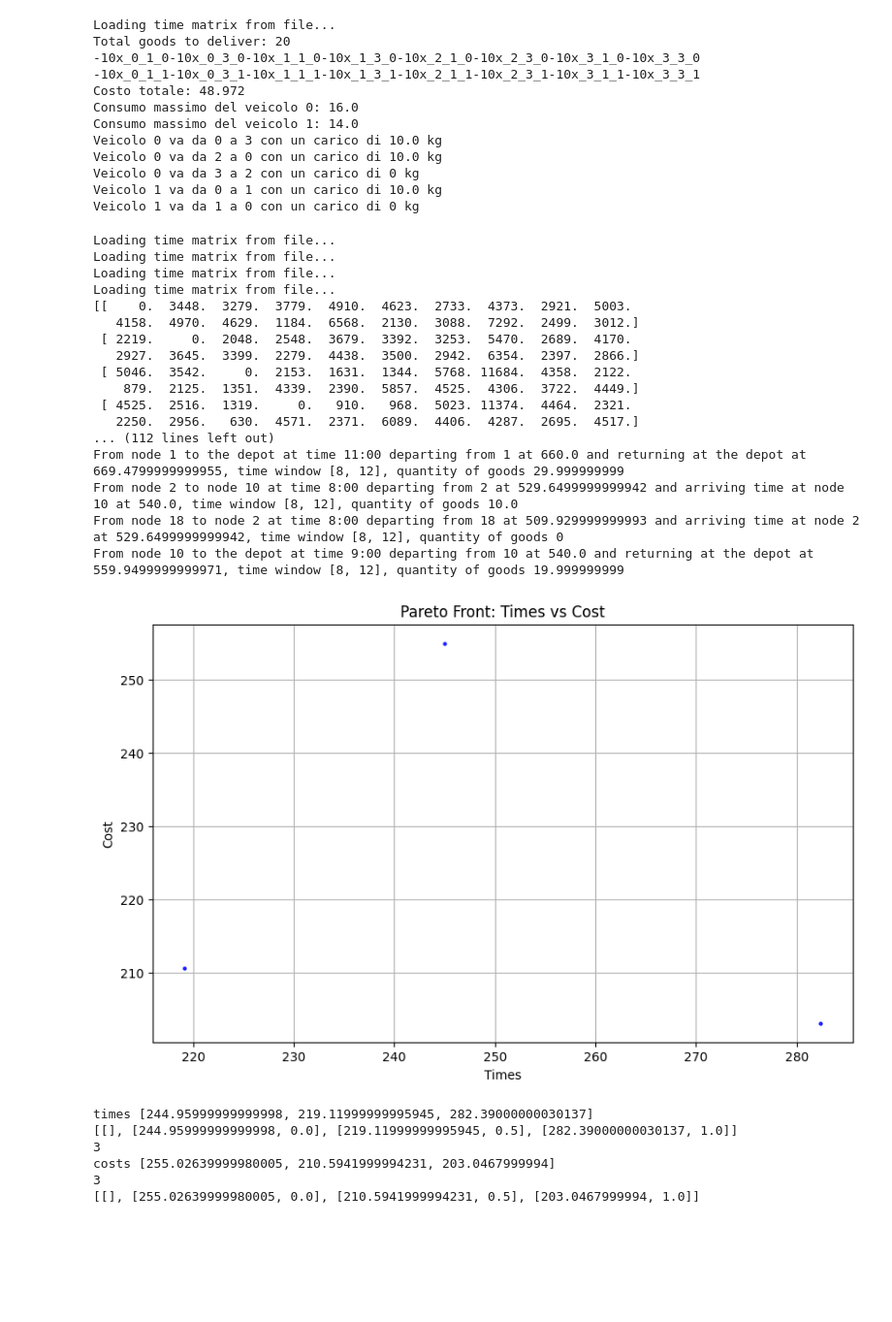
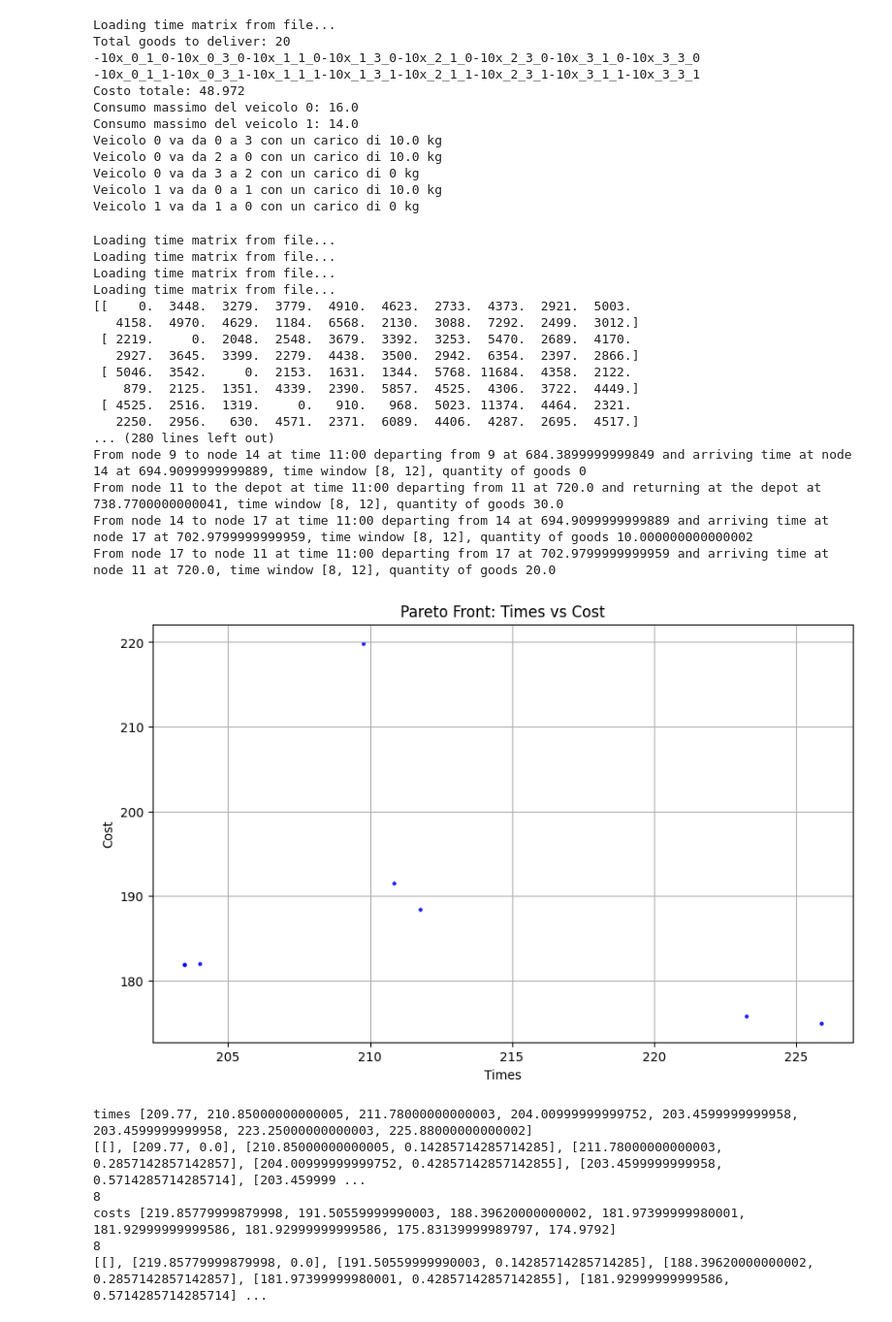
Before and after one commit to yksop/Digital-production-and-logistics-systems-Project-Module-2, a Jupyter notebook: codes/multi_vehicle.ipynb, the cells around one changed output. Shown: that part at 97% size. Drawn from its saved outputs; the diff is of its cells as text; code cells hidden in the pictures; blank space fills up the shorter version.

```diff
--- a/codes/multi_vehicle.ipynb
+++ b/codes/multi_vehicle.ipynb
@@ -657,7 +657,7 @@ t_mv = 0.5  # time to move one item in/out from a vehicle [min]
 M = 100000  # big M
 tot_q = 0  # total quantity of goods to collect/delivery
 del_q = 0  # quantity of goods to deliver
-v = 6
+v = 5
 # parameters for energy model
 distances = matrix_distance  # should match value of c
 print(distances)
@@ -931,7 +931,7 @@ def calc_obj_time(x, data, c, d, v):
     return total_sum
 
 
-alpha_values = np.linspace(0, 1, 3)
+alpha_values = np.linspace(0, 1, 8)
 
 # list to memorize costs and times
 times = []
@@ -939,7 +939,7 @@ costs = []
 times_a=[[]]
 costs_a = [[]]
 
-mdl.parameters.timelimit = 60*25
+mdl.parameters.timelimit = 60*60
 
 #resolv the model for different alpha values to get the paretro front
 for a in alpha_values:
@@ -1016,15 +1016,15 @@ for a in alpha_values:
         print()
 
         # print the route of every vechicle, with the time of arrival at every node, time wundow and quantity of goods
-        array = np.empty((0, 3), int)
         for k in range(v):
+            array = np.empty((0, 3), int)
+            print("Vehicle ",k)
             for t in range(len(d) - 1):
                 for i in range(c):
                     for j in range(c):
                         if solution.get_value(x[i, j, t, k]) == 1:
+                            array = np.vstack([array, [i, j, solution.get_value(T[i, k])]])
                             if j != 0:
-                                array = np.vstack([array, [i, j, solution.get_value(T[i, k])]])
-
                                 print(
                                     f"From node {i} to node {j} at time {d[t]}:00 departing from {i} at {solution.get_value(T[i, k])} and arriving time at node {j} at {solution.get_value(T[j, k])}, time window {tw[j-1]}, quantity of goods {solution.get_value(C[i, k])}"
                                 )
@@ -1032,7 +1032,7 @@ for a in alpha_values:
                                 print(
                                     f"From node {i} to the depot at time {d[t]}:00 departing from {i} at {solution.get_value(T[i, k])} and returning at the depot at {solution.get_value(T[c,k])}, time window {tw[j-1]}, quantity of goods {solution.get_value(C[i, k])}"
                                 )
-            np.save(f"./output/vehicle{k}_alpha{a}.npy", array)
+            np.save(f"./output/vehicle{k}_alpha{a}v.npy", array)
 
         # for k in range(v):
         #     for i in range(c):
@@ -1043,42 +1043,42 @@ for a in alpha_values:
 
 
 # print the result
 plt.figure(figsize=(10, 6))
 #plt.plot(times, costs, color='blue', linewidth=2)  #line plot
 plt.scatter(times, costs, color='blue', s=5, alpha=0.8)  # point plot
 plt.title("Pareto Front: Times vs Cost")
 plt.xlabel("Times")
 plt.ylabel("Cost")
 plt.grid(True)
 plt.show()
 print("times",times)
 print(times_a)
 print(len(times))
 print("costs",costs)
 print(len(costs))
 print(costs_a)
 # %% [output]
 Loading time matrix from file...
 Loading time matrix from file...
 Loading time matrix from file...
 Loading time matrix from file...
 [[    0.  3448.  3279.  3779.  4910.  4623.  2733.  4373.  2921.  5003.
    4158.  4970.  4629.  1184.  6568.  2130.  3088.  7292.  2499.  3012.]
  [ 2219.     0.  2048.  2548.  3679.  3392.  3253.  5470.  2689.  4170.
    2927.  3645.  3399.  2279.  4438.  3500.  2942.  6354.  2397.  2866.]
  [ 5046.  3542.     0.  2153.  1631.  1344.  5768. 11684.  4358.  2122.
     879.  2125.  1351.  4339.  2390.  5857.  4525.  4306.  3722.  4449.]
  [ 4525.  2516.  1319.     0.   910.   968.  5023. 11374.  4464.  2321.
    2250.  2956.   630.  4571.  2371.  6089.  4406.  4287.  2695.  4517.]
-... (112 lines left out)
-From node 1 to the depot at time 11:00 departing from 1 at 660.0 and returning at the depot at 669.4799999999955, time window [8, 12], quantity of goods 29.999999999
-From node 2 to node 10 at time 8:00 departing from 2 at 529.6499999999942 and arriving time at node 10 at 540.0, time window [8, 12], quantity of goods 10.0
-From node 18 to node 2 at time 8:00 departing from 18 at 509.929999999993 and arriving time at node 2 at 529.6499999999942, time window [8, 12], quantity of goods 0
-From node 10 to the depot at time 9:00 departing from 10 at 540.0 and returning at the depot at 559.9499999999971, time window [8, 12], quantity of goods 19.999999999
+... (280 lines left out)
+From node 9 to node 14 at time 11:00 departing from 9 at 684.3899999999849 and arriving time at node 14 at 694.9099999999889, time window [8, 12], quantity of goods 0
+From node 11 to the depot at time 11:00 departing from 11 at 720.0 and returning at the depot at 738.7700000000041, time window [8, 12], quantity of goods 30.0
+From node 14 to node 17 at time 11:00 departing from 14 at 694.9099999999889 and arriving time at node 17 at 702.9799999999959, time window [8, 12], quantity of goods 10.000000000000002
+From node 17 to node 11 at time 11:00 departing from 17 at 702.9799999999959 and arriving time at node 11 at 720.0, time window [8, 12], quantity of goods 20.0
-[figure, old version]
+[figure, new version]
-times [244.95999999999998, 219.11999999995945, 282.39000000030137]
-[[], [244.95999999999998, 0.0], [219.11999999995945, 0.5], [282.39000000030137, 1.0]]
-3
-costs [255.02639999980005, 210.5941999994231, 203.0467999994]
-3
-[[], [255.02639999980005, 0.0], [210.5941999994231, 0.5], [203.0467999994, 1.0]]
+times [209.77, 210.85000000000005, 211.78000000000003, 204.00999999999752, 203.4599999999958, 203.4599999999958, 223.25000000000003, 225.88000000000002]
+[[], [209.77, 0.0], [210.85000000000005, 0.14285714285714285], [211.78000000000003, 0.2857142857142857], [204.00999999999752, 0.42857142857142855], [203.4599999999958, 0.5714285714285714], [203.459999 ...
+8
+costs [219.85779999879998, 191.50559999990003, 188.39620000000002, 181.97399999980001, 181.92999999999586, 181.92999999999586, 175.83139999989797, 174.9792]
+8
+[[], [219.85779999879998, 0.0], [191.50559999990003, 0.14285714285714285], [188.39620000000002, 0.2857142857142857], [181.97399999980001, 0.42857142857142855], [181.92999999999586, 0.5714285714285714] ...
```
Also changed, not shown: 40 other files.
